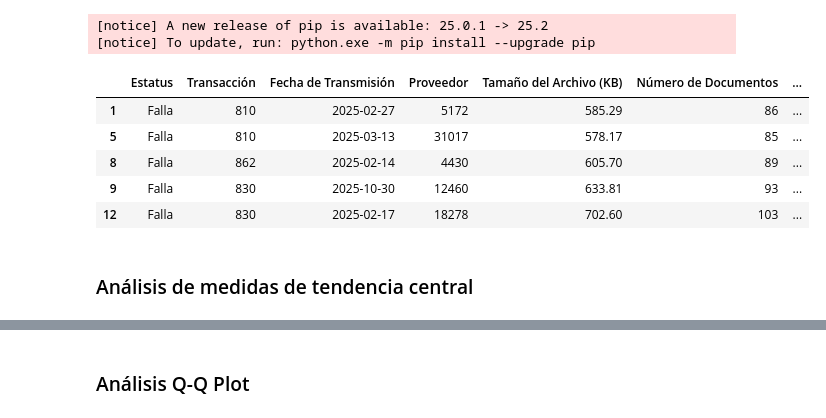
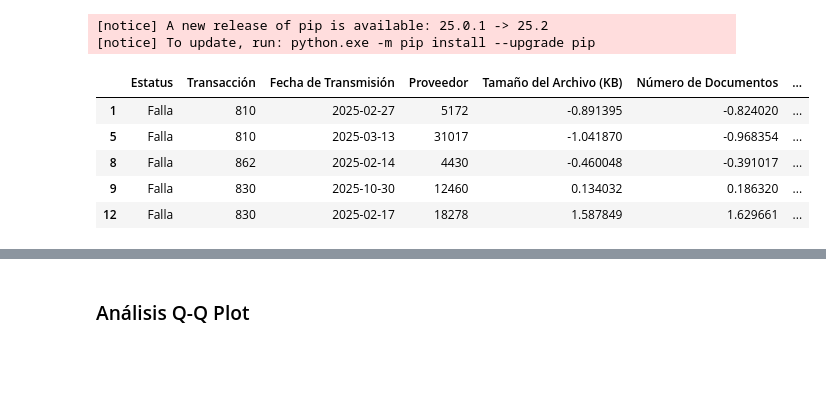
Before and after one commit to isccastillo1977/evidencia1-analisis-estadistico-al05089145, a Jupyter notebook: evidencia1-al05089145-JesusCastillo.ipynb, the cells around one changed output, grey strips where cells are left out. Drawn from its saved outputs; the diff is of its cells as text; code cells hidden in the pictures; blank space fills up the shorter version.

```diff
--- a/evidencia1-al05089145-JesusCastillo.ipynb
+++ b/evidencia1-al05089145-JesusCastillo.ipynb
@@ -131,17 +134,11 @@ summary
 <h3>ETL - Limpieza de Datos</h3>
 Este código nos permite hacer una limpieza de los datos (nulos, duplicados, formato de fecha y numero)
 # %%
-# Normalización o escalamiento de variables numéricas
-from sklearn.preprocessing import StandardScaler
-
-# Ver las primeras filas del conjunto de datos
-print(df.head())
-
 # 1. Eliminar filas duplicadas
 dflimpio = df.drop_duplicates()
-
 # 2. Eliminar filas con valores nulos (opción básica)
 dflimpio = dflimpio.dropna()
+
 
 # 3. Validar tipos de datos (ejemplo: convertir a entero) - SEGUNDA TRANSFORMACIÓN
 dflimpio['Número de Documentos'] = dflimpio['Número de Documentos'].astype('Int64')
@@ -151,28 +148,8 @@ dflimpio = dflimpio[dflimpio["Estatus"] != 'Éxito'].copy()
 dflimpio = dflimpio.dropna()  # Eliminar filas con valores nulos
 
 # Verificar y corregir formatos incorrectos en las columnas de fecha
-dflimpio['Fecha de Transmisión'] = pd.to_datetime(data_cleaned['Fecha de Transmisión'], errors='coerce')
+dflimpio['Fecha de Transmisión'] = pd.to_datetime(dflimpio['Fecha de Transmisión'], errors='coerce')
 
 # Transformación de variables si es necesario
 # Por ejemplo, convertir la columna "Estatus" a variable categórica
 dflimpio['Estatus'] = dflimpio['Estatus'].astype('category')
-
-# Seleccionar variables numéricas
-numeric_cols = ['Tamaño del Archivo (KB)', 'Número de Documentos', 'Tiempo de Procesamiento (ms)']
-
-# Inicializar el escalador
-scaler = StandardScaler()
-
-# Aplicar escalamiento
-data_cleaned[numeric_cols] = scaler.fit_transform(data_cleaned[numeric_cols])
-
-# Documentar al menos 3 transformaciones
-# 1. Eliminar registros nulos
-# 2. Eliminar registros duplicados
-# 3. Normalizar variables numéricas
-
-# Guardar el conjunto de datos limpio para análisis futuro
-data_cleaned.to_csv('edi_transacciones_2025_cleaned.csv', index=False)
-
-# Verificar los cambios
-print(data_cleaned.head())
@@ -235,21 +194,30 @@ Requirement already satisfied: threadpoolctl>=3.1.0 in c:\users\jc70794\appdata\
 # %%
 from sklearn.preprocessing import LabelEncoder
 
 #Primero transformamos a enteros los numeros de documentos - TERCERA TRANSFORMACIÓN
 dflimpio['Número de Documentos'] = dflimpio['Número de Documentos'].astype('Int64')
 
 #Ahora agregamos una nueva columna para incorporar el tipo de error (ya que es categorico) y la llamamos Tipo de Error_Nu - CUARTA TRANSFORMACIÓN
 le = LabelEncoder()
 dflimpio['Tipo de Error'] = le.fit_transform(dflimpio['Tipo de Error'])
 
 
+
+# Normalización o escalamiento de variables numéricas
+# Seleccionar variables numéricas
+numeric_cols = ['Tamaño del Archivo (KB)', 'Número de Documentos', 'Tiempo de Procesamiento (ms)', 'multa']
+
+# Inicializar el escalador
+scaler = StandardScaler()
+
+# Aplicar escalamiento
+dflimpio[numeric_cols] = scaler.fit_transform(dflimpio[numeric_cols])
+
 dflimpio.head()
 # %% [output]
 |  | Estatus | Transacción | Fecha de Transmisión | Proveedor | Tamaño del Archivo (KB) | Número de Documentos | ... |
-| 1 | Falla | 810 | 2025-02-27 | 5172 | 585.29 | 86 | ... |
-| 5 | Falla | 810 | 2025-03-13 | 31017 | 578.17 | 85 | ... |
-| 8 | Falla | 862 | 2025-02-14 | 4430 | 605.70 | 89 | ... |
-| 9 | Falla | 830 | 2025-10-30 | 12460 | 633.81 | 93 | ... |
-| 12 | Falla | 830 | 2025-02-17 | 18278 | 702.60 | 103 | ... |
+| 1 | Falla | 810 | 2025-02-27 | 5172 | -0.891395 | -0.824020 | ... |
+| 5 | Falla | 810 | 2025-03-13 | 31017 | -1.041870 | -0.968354 | ... |
+| 8 | Falla | 862 | 2025-02-14 | 4430 | -0.460048 | -0.391017 | ... |
+| 9 | Falla | 830 | 2025-10-30 | 12460 | 0.134032 | 0.186320 | ... |
+| 12 | Falla | 830 | 2025-02-17 | 18278 | 1.587849 | 1.629661 | ... |
-# %% [markdown]
-<h3>Análisis de medidas de tendencia central</h3>
```
Also changed, not shown: parts of 13 cells of this notebook, 1 other file.
